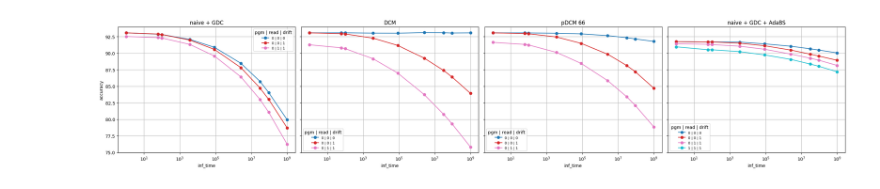
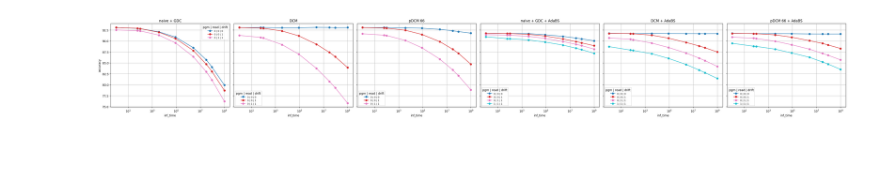
Before and after one commit to PRAM-weight-biasing/PRAM-weight-biasing, a Jupyter notebook: z_data_processing/260407_acc_plot-noisegrid.ipynb, the cells around one changed output. Cells and saved outputs as stored; diff of their text form; code cells hidden in the pictures; blank space fills up the shorter version.

```diff
--- a/z_data_processing/260407_acc_plot-noisegrid.ipynb
+++ b/z_data_processing/260407_acc_plot-noisegrid.ipynb
@@ -46,6 +46,20 @@ conditions = [
         (df_filtered['mapping_method'] == 'naive')
         & (df_filtered['alpha'] == 'GDC')
         & is_missing_like(df_filtered['distortion_f'])
+        & (~is_missing_like(df_filtered['AdaBS']))
+    ),
+    (
+        'DCM + AdaBS',
+        (df_filtered['mapping_method'] == 'DCM')
+        & (df_filtered['alpha'].astype(str) == '0.024')
+        & (df_filtered['distortion_f'].astype(str) == '0')
+        & (~is_missing_like(df_filtered['AdaBS']))
+    ),
+    (
+        'pDCM 66 + AdaBS',
+        (df_filtered['mapping_method'] == 'DCM')
+        & (df_filtered['alpha'].astype(str) == '0.024')
+        & (df_filtered['distortion_f'].astype(str) == '0.333')
         & (~is_missing_like(df_filtered['AdaBS']))
     ),
 ]
@@ -73,31 +87,31 @@ for idx, (condition_name, _) in enumerate(conditions):
 
     for noise_label in all_noise_labels:
         line_df = subset[subset['noise_label'] == noise_label].sort_values('inf_time')
         if line_df.empty:
             continue
 
         ax.plot(
             line_df['inf_time'],
             line_df['accuracy'],
             marker='o',
             label=noise_label,
             color=color_map[noise_label]
         )
 
     ax.set_title(condition_name)
     ax.set_xlabel('inf_time')
     ax.grid(True)
 
     if subset['inf_time'].gt(0).any():
         ax.set_xscale('log')
 
     if idx == 0:
         ax.set_ylabel('accuracy')
 
     if not subset.empty:
         ax.legend(title='pgm | read | drift', fontsize=8)
 
 plt.tight_layout()
 plt.show()
 # %% [output]
-[figure, old version]
+[figure, new version]
```
Also changed, not shown: 4 other files.
